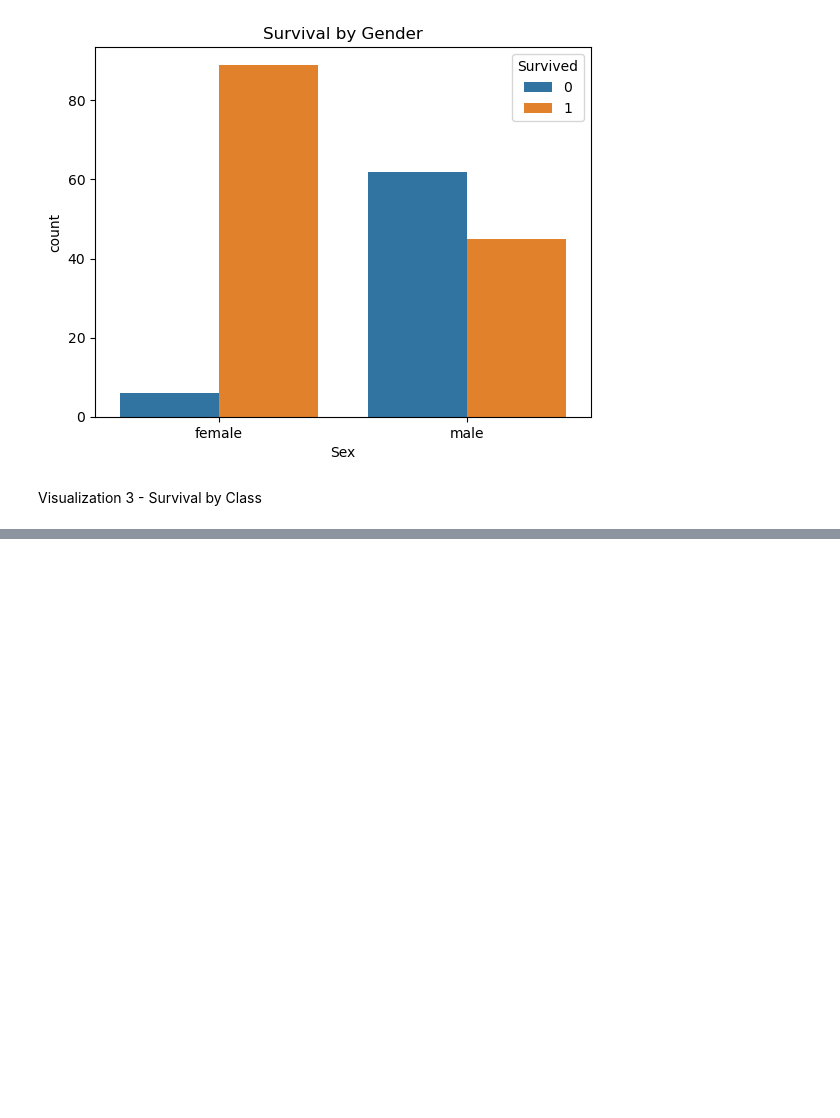
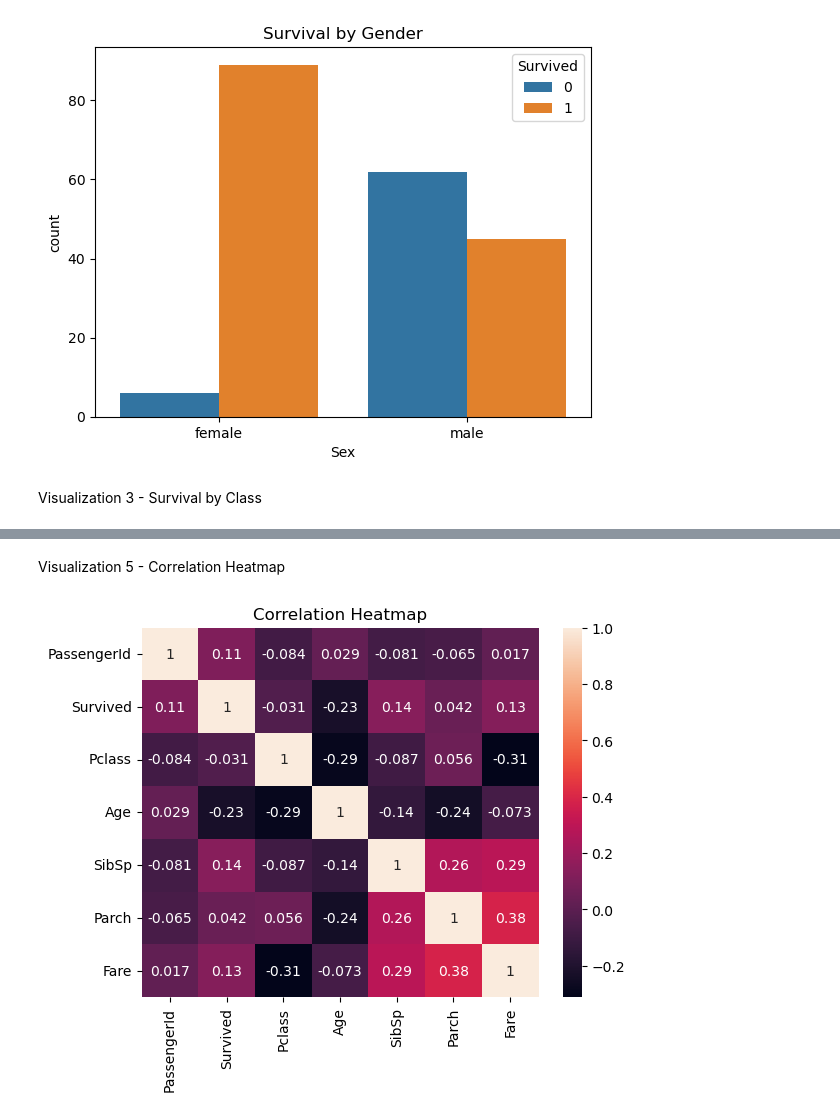
Before and after one commit to Aluka-Analysis/titanic-analysis, a Jupyter notebook: notebooks/01_titanic_ml.ipynb, the cells around one changed output, grey strips where cells are left out. Cells and saved outputs as stored; diff of their text form; code cells hidden in the pictures; blank space fills up the shorter version.

```diff
--- a/notebooks/01_titanic_ml.ipynb
+++ b/notebooks/01_titanic_ml.ipynb
@@ -147,0 +164,9 @@ Visualization 3 - Survival by Class
+# %% [markdown]
+Visualization 5 - Correlation Heatmap
+# %%
+sns.heatmap(df.corr(numeric_only=True), annot=True)
+plt.title("Correlation Heatmap")
+plt.savefig(r"C:\Users\DOUBLE J\Documents\data-projects\Titanic-analysis\Outputs\Visualization\figures/Correlation_Heatmap.png")
+plt.show()
+# %% [output]
+[figure, added]
```
Also changed, not shown: parts of 3 cells of this notebook, 3 other files.
